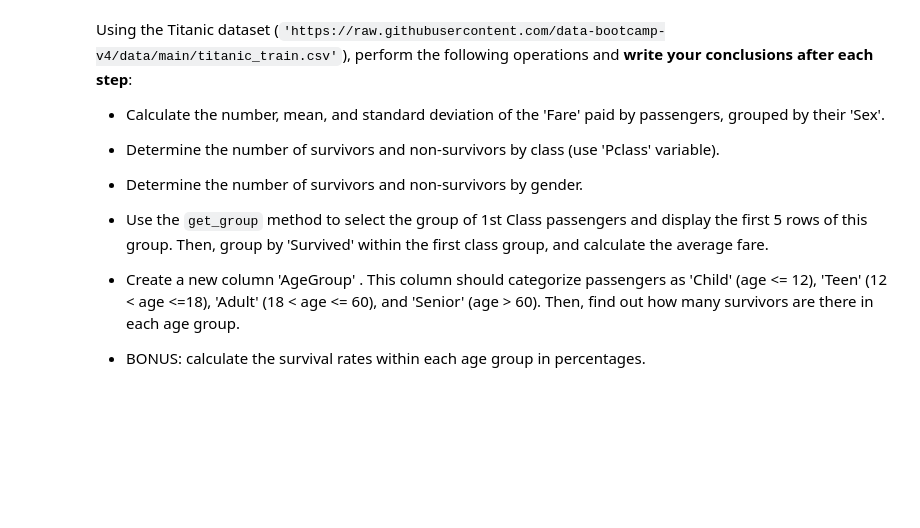
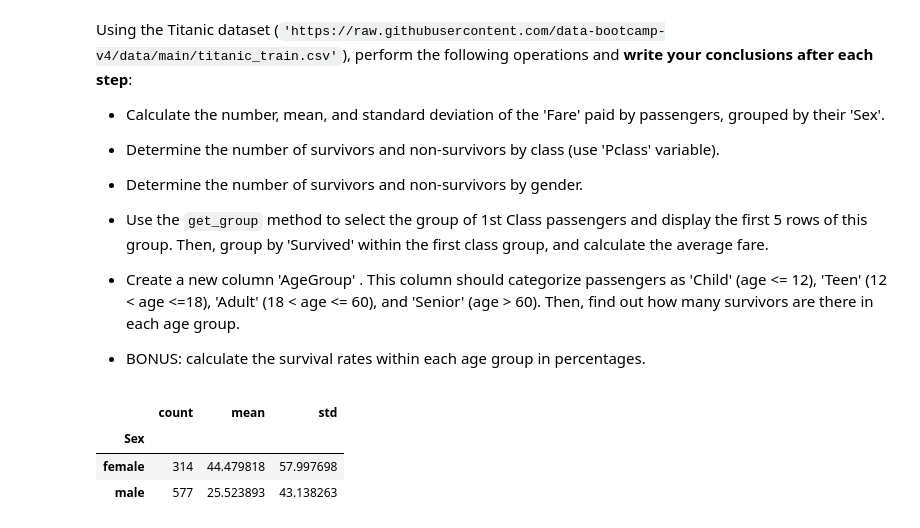
Before and after one commit to TebasMartinez/Ironhack-Data-Analytics-Bootcamp-2025, a Jupyter notebook: Week 02 - Data Manipulation/2.4_aggregating_data.ipynb, the cells around one changed output. Cells and saved outputs as stored; diff of their text form; code cells hidden in the pictures; blank space fills up the shorter version.

```diff
--- a/Week 02 - Data Manipulation/2.4_aggregating_data.ipynb
+++ b/Week 02 - Data Manipulation/2.4_aggregating_data.ipynb
@@ -128,0 +191,8 @@ Using the Titanic dataset (`'https://raw.githubusercontent.com/data-bootcamp-v4/
+# %%
+# Calculate the number, mean, and standard deviation of the 'Fare' paid by passengers, grouped by their 'Sex'.
+df.groupby("Sex")["Fare"].agg(['count', 'mean', 'std'])
+# %% [output]
+|  | count | mean | std |
+| Sex |  |  |  |
+| female | 314 | 44.479818 | 57.997698 |
+| male | 577 | 25.523893 | 43.138263 |
```
Also changed, not shown: parts of 23 cells of this notebook, 6 other files.
